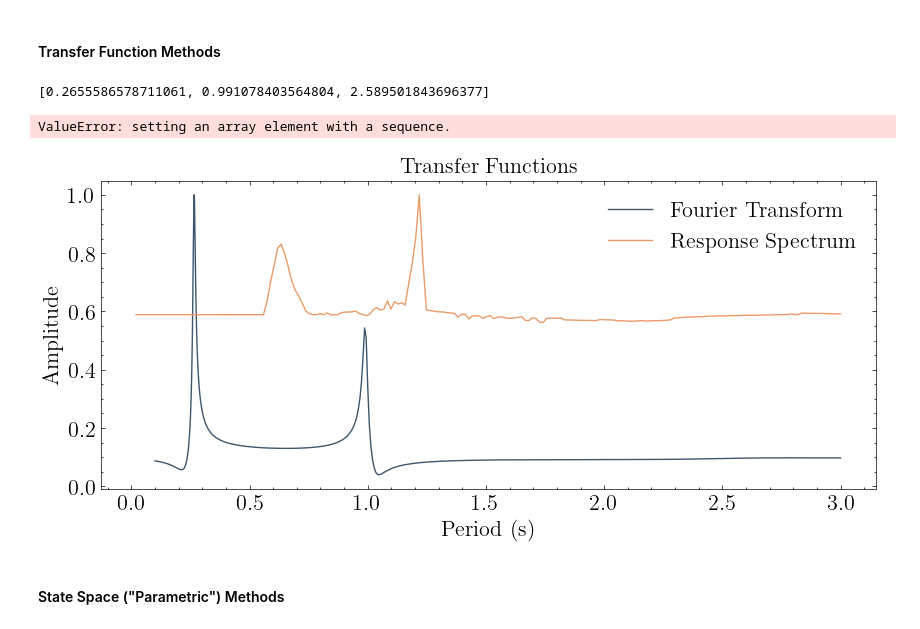
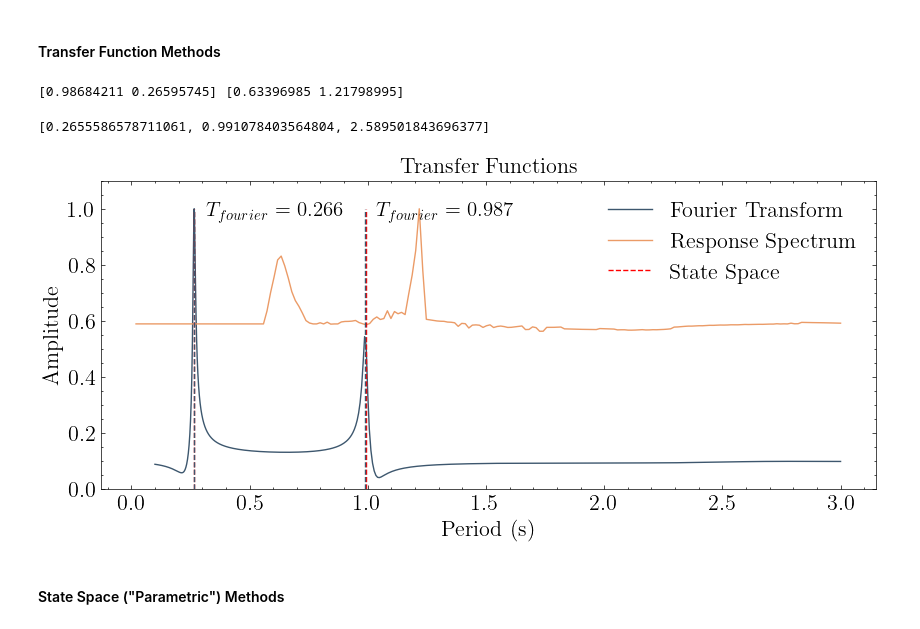
Before and after one commit to chrystalchern/mdof, a Jupyter notebook: notebooks/04_SIMO_Event.ipynb, the cells around one changed output. Saved outputs shown, nothing was run; the diff lists cells and outputs as text; code cells hidden in the pictures.

```diff
--- a/notebooks/04_SIMO_Event.ipynb
+++ b/notebooks/04_SIMO_Event.ipynb
@@ -144,40 +144,44 @@ conf.decimation = 1
 # %%
 # Set parameters
 conf.damping = zetas[0]
 conf.period_band = (0.1,3) # Period band (s)
 conf.pseudo = True # use pseudo accelerations (Sa)
 
 # A place to store models and their predictions
 transfer_models = {}
 
 # Generate a transfer function representation of the system
 transfer_models["Fourier Transform"] = spec.fourier_transfer(inputs, outputs[0], dt, **conf)
 transfer_models["Response Spectrum"] = spec.response_transfer(inputs, outputs[0], dt, **conf)
-plot_transfer(transfer_models, title="Transfer Functions")
 
 # Determing the fundamental frequency
-fundamental_fourier = modal.spectrum_modes(*transfer_models["Fourier Transform"])
-fundamental_response = modal.spectrum_modes(*transfer_models["Response Spectrum"])
-
+fourier_periods, fourier_amplitudes = modal.spectrum_modes(*transfer_models["Fourier Transform"])
+response_periods, response_amplitudes = modal.spectrum_modes(*transfer_models["Response Spectrum"],height=0.15)
+print(fourier_periods, response_periods)
 
 # Generate a state space realization of the system
 conf.decimation = 2
 realization = ssid.system(method="srim", inputs=inputs, outputs=outputs, **conf)
 # Obtain natural period and damping ratio from the state space model
 ss_modes = modal.system_modes(realization, dt, **conf)
 ss_periods = [1/f for f in [ss_modes[mode]["freq"] for mode in ss_modes.keys()]]
 print(ss_periods)
 # print_modes(ss_modes, Tn=Tn, zeta=zeta)
 
-plt.gcf().axes[0].vlines([fundamental_fourier[0], fundamental_response[0]],ymin=[0,0],ymax=[fundamental_fourier[1],fundamental_response[1]],linestyles='--',colors='k')
-plt.gcf().axes[0].vlines(ss_periods,0,max(fundamental_fourier[1],fundamental_response[1]),linestyles='--',colors='r',label='State Space')
+plot_transfer(transfer_models, title="Transfer Functions")
+color_cycle = plt.rcParams['axes.prop_cycle'].by_key()['color']
+plt.gcf().axes[0].vlines(ss_periods[:2],0,1,linestyles='--',colors='r',label='State Space')
+# plt.gcf().axes[0].vlines([*fourier_periods[:2], *response_periods[:2]],ymin=0,ymax=1,linestyles='--',colors=[color_cycle[0],color_cycle[0],color_cycle[1],color_cycle[1]])
+plt.gcf().axes[0].vlines([*fourier_periods[:2]],ymin=0,ymax=1,linestyles='--',colors=color_cycle[0])
+for i in range(2):
+    plt.gcf().axes[0].text(fourier_periods[i]+0.05,0.975,r"$T_{fourier}$ = "+str(np.round(fourier_periods[i],3)),fontsize=15)
+    # plt.gcf().axes[0].text(response_periods[i]+0.05,0.875,r"$T_{response}$ = "+str(np.round(response_periods[i],3)),fontsize=15)
 plt.gcf().axes[0].legend()
-plt.gcf().axes[0].text(fundamental_fourier[0],fundamental_fourier[1],r"$T_{1}$ = "+str(np.round(fundamental_fourier[0][0],3)))
-plt.gcf().axes[0].text(fundamental_response[0],fundamental_response[1],r"$T_{1}$ = "+str(np.round(fundamental_response[0][0],3)));
+plt.gcf().axes[0].set_ylim((0,1.1));
 # %% [output]
-[0.2655586578711061, 0.991078403564804, 2.589501843696377]
+[0.98684211 0.26595745] [0.63396985 1.21798995]
-ValueError: setting an array element with a sequence.
+[0.2655586578711061, 0.991078403564804, 2.589501843696377]
-[figure, old version]
+[figure, new version]
 # %% [markdown]
 #### State Space ("Parametric") Methods
 # %%
```
Also changed, not shown: parts of 4 cells of this notebook, 3 other files.
